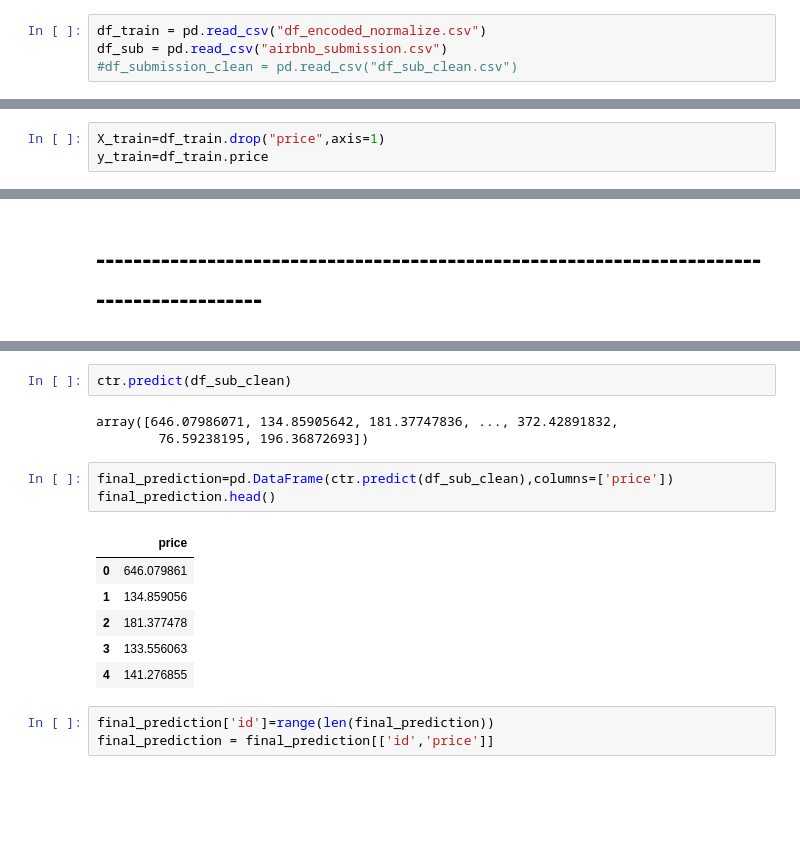
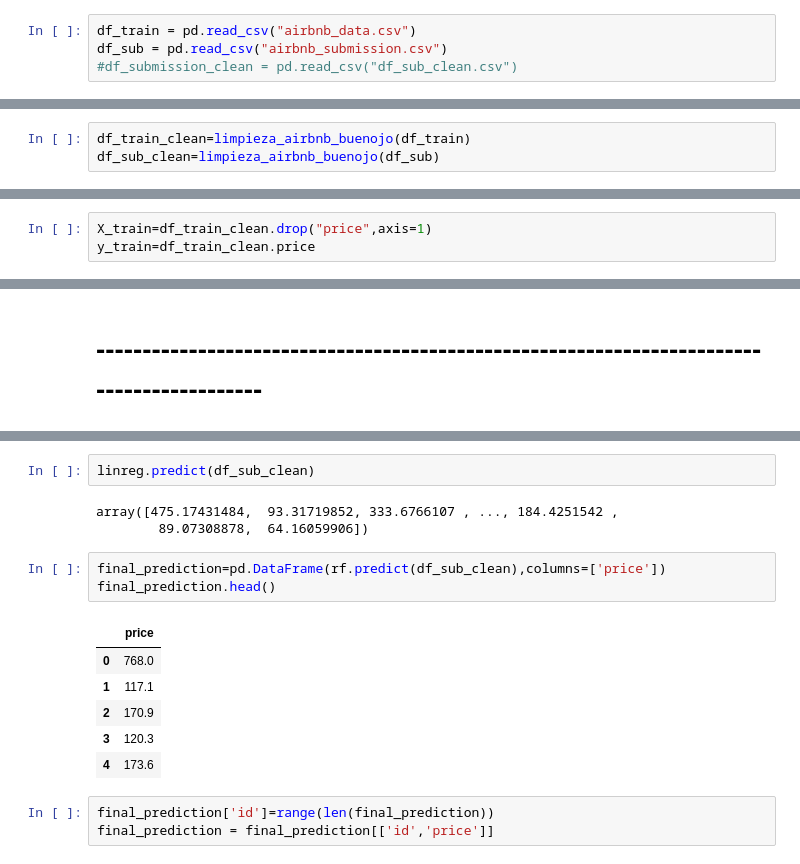
Before and after one commit to luisferlc/datamex1019, a Jupyter notebook: module-3/airbnb/submission predict.ipynb, the cells around one changed output, grey strips where cells are left out. Cells and saved outputs as stored; diff of their text form; blank space fills up the shorter version.

Commit message:
airbnb

```diff
--- a/module-3/airbnb/submission predict.ipynb
+++ b/module-3/airbnb/submission predict.ipynb
@@ -9,6 +9,6 @@ from sklearn import preprocessing
 from sklearn.metrics import mean_squared_error as mse
 from sklearn.preprocessing import MinMaxScaler
 # %%
-df_train = pd.read_csv("df_encoded_normalize.csv")
+df_train = pd.read_csv("airbnb_data.csv")
 df_sub = pd.read_csv("airbnb_submission.csv")
 #df_submission_clean = pd.read_csv("df_sub_clean.csv")
@@ -232,0 +288,3 @@ df_sub_clean=limpieza_airbnb_encoded_outliers(df_sub)
+# %%
+df_train_clean=limpieza_airbnb_buenojo(df_train)
+df_sub_clean=limpieza_airbnb_buenojo(df_sub)
@@ -248,8 +315,8 @@ df_sub_clean.head()
 # %% [markdown]
 #### Random Forest
 # %%
-X_train=df_train.drop("price",axis=1)
-y_train=df_train.price
+X_train=df_train_clean.drop("price",axis=1)
+y_train=df_train_clean.price
 # %%
 from sklearn.ensemble import RandomForestRegressor as RFR
 rf=RFR()
@@ -359,18 +417,18 @@ df_sub_clean.head()
 # %%
-ctr.predict(df_sub_clean)
+linreg.predict(df_sub_clean)
 # %% [output]
-array([646.07986071, 134.85905642, 181.37747836, ..., 372.42891832,
-        76.59238195, 196.36872693])
+array([475.17431484,  93.31719852, 333.6766107 , ..., 184.4251542 ,
+        89.07308878,  64.16059906])
 # %%
-final_prediction=pd.DataFrame(ctr.predict(df_sub_clean),columns=['price'])
+final_prediction=pd.DataFrame(rf.predict(df_sub_clean),columns=['price'])
 final_prediction.head()
 # %% [output]
 |  | price |
-| 0 | 646.079861 |
-| 1 | 134.859056 |
-| 2 | 181.377478 |
-| 3 | 133.556063 |
-| 4 | 141.276855 |
+| 0 | 768.0 |
+| 1 | 117.1 |
+| 2 | 170.9 |
+| 3 | 120.3 |
+| 4 | 173.6 |
 # %%
 final_prediction['id']=range(len(final_prediction))
 final_prediction = final_prediction[['id','price']]
```
Also changed, not shown: parts of 15 cells of this notebook, 5 other files.
